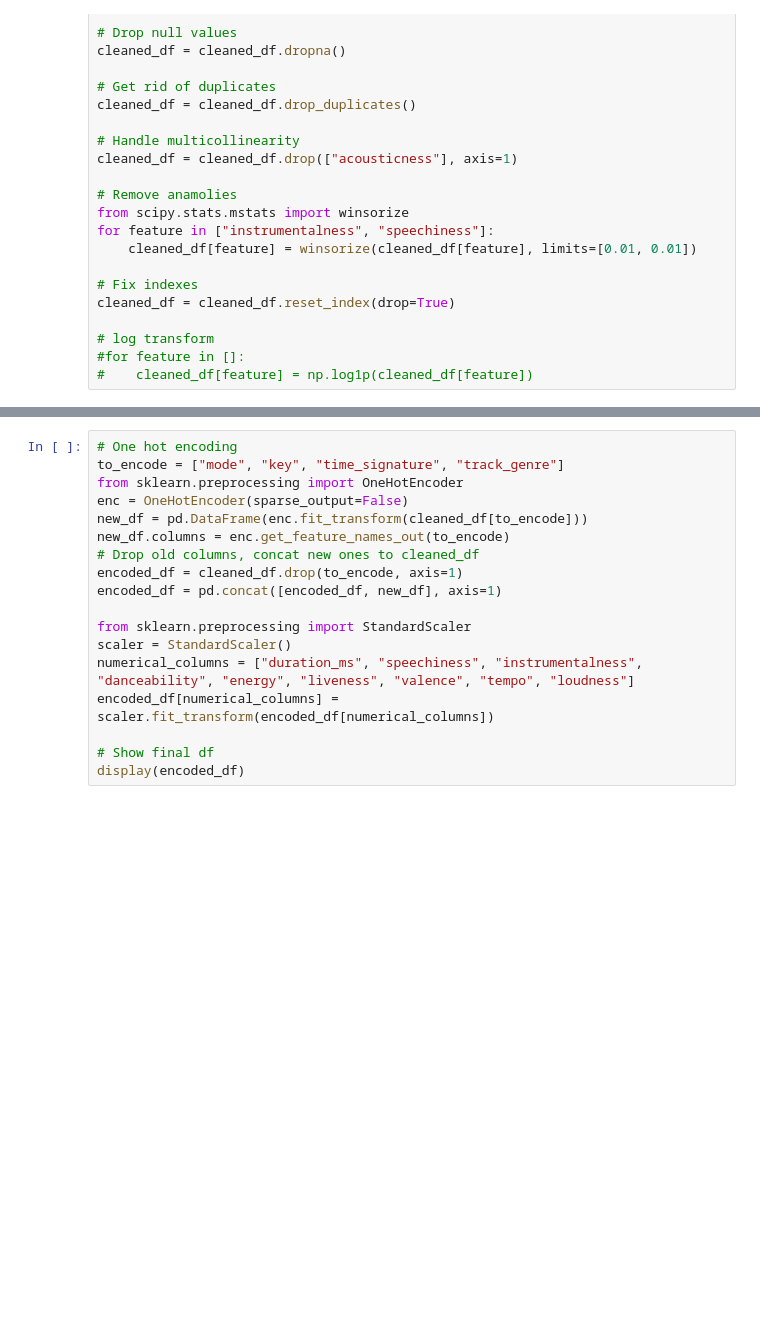
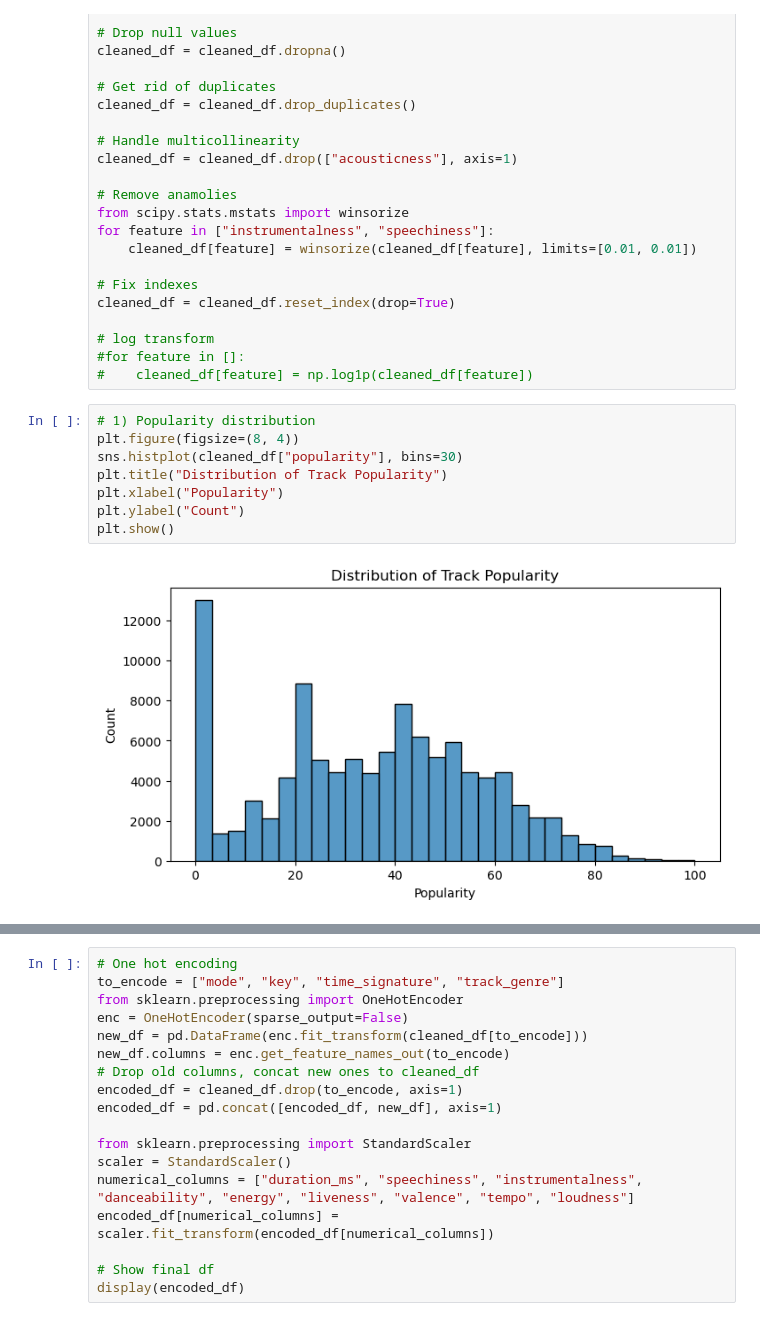
Before and after one commit to despertom/spotify-popularity-prediction, a Jupyter notebook: Project.ipynb, the cells around one changed output, grey strips where cells are left out. Saved outputs shown, nothing was run; the diff lists cells and outputs as text; blank space fills up the shorter version.

Commit message:
Added 2 visualizations by genre and whole track population.

```diff
--- a/Project.ipynb
+++ b/Project.ipynb
@@ -114,3 +114,13 @@ cleaned_df = cleaned_df.reset_index(drop=True)
 # log transform
 #for feature in []:
 #    cleaned_df[feature] = np.log1p(cleaned_df[feature])
+# %%
+# 1) Popularity distribution
+plt.figure(figsize=(8, 4))
+sns.histplot(cleaned_df["popularity"], bins=30)
+plt.title("Distribution of Track Popularity")
+plt.xlabel("Popularity")
+plt.ylabel("Count")
+plt.show()
+# %% [output]
+[figure, added]
```
Also changed, not shown: parts of 9 cells of this notebook.
